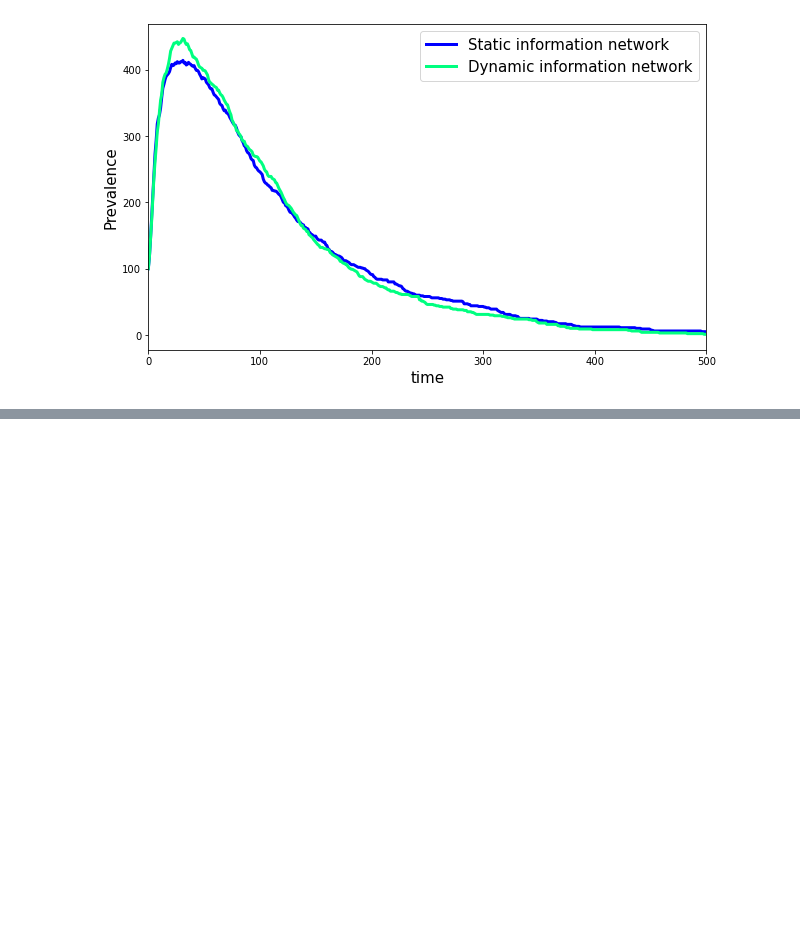
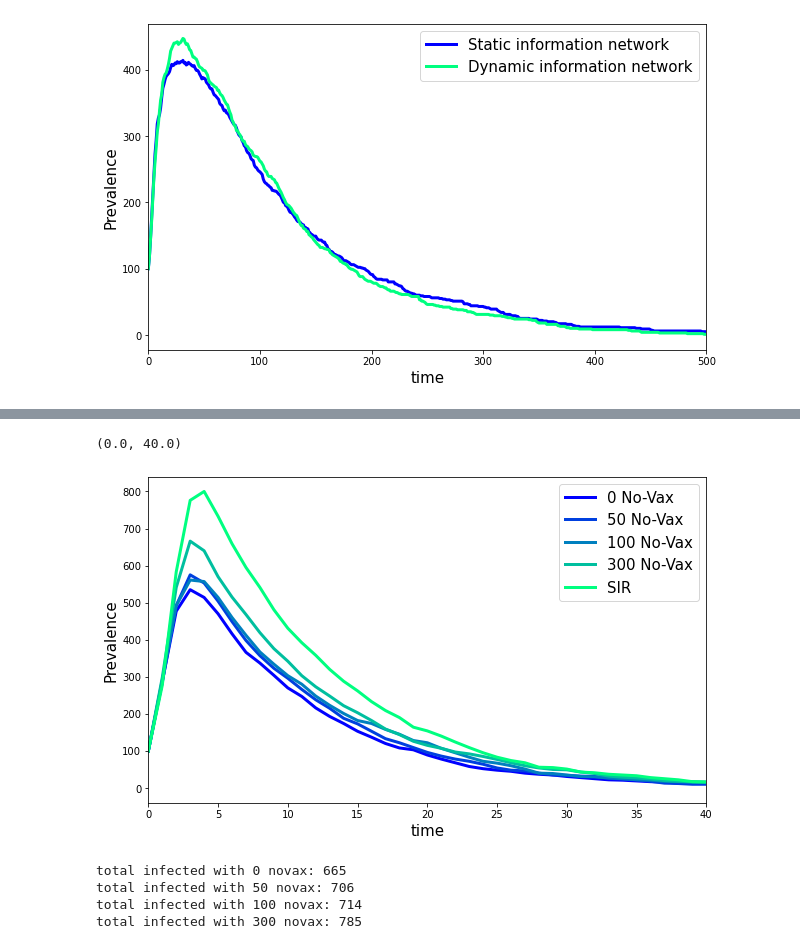
Before and after one commit to michelemcrudele/LDE-Project, a Jupyter notebook: simulation.ipynb, the cells around one changed output, grey strips where cells are left out. Cells and saved outputs as stored; diff of their text form; code cells hidden in the pictures; blank space fills up the shorter version.

```diff
--- a/simulation.ipynb
+++ b/simulation.ipynb
@@ -111,0 +184,25 @@ ax.set_xlim(0,500)
+# %%
+colors = cm.get_cmap('winter', 5)
+fig, ax = plt.subplots(nrows=1,ncols=1,figsize=(10,6))
+ax.plot(sim2[0], sim2[2], lw=3, c=colors(0), label= "0 No-Vax", alpha=1)
+ax.plot(sim3[0], sim3[2], lw=3, c=colors(1), label= "50 No-Vax", alpha=1)
+ax.plot(sim4[0], sim4[2], lw=3, c=colors(2), label= "100 No-Vax", alpha=1)
+ax.plot(sim5[0], sim5[2], lw=3, c=colors(3), label= "300 No-Vax", alpha=1)
+ax.plot(sim1[0], sim1[2], lw=3, c=colors(4), label= "SIR", alpha=1)
+ax.legend(fontsize=15)
+ax.set_ylabel("Prevalence", size=15)
+ax.set_xlabel("time", size=15)
+ax.set_xlim(0,40)
+# %% [output]
+(0.0, 40.0)
+[figure, added]
+# %%
+print('total infected with 0 novax:', sim2[4])
+print('total infected with 50 novax:', sim3[4])
+print('total infected with 100 novax:', sim4[4])
+print('total infected with 300 novax:', sim5[4])
+# %% [output]
+total infected with 0 novax: 665
+total infected with 50 novax: 706
+total infected with 100 novax: 714
+total infected with 300 novax: 785
```
Also changed, not shown: parts of 10 cells of this notebook, 1 other file.
